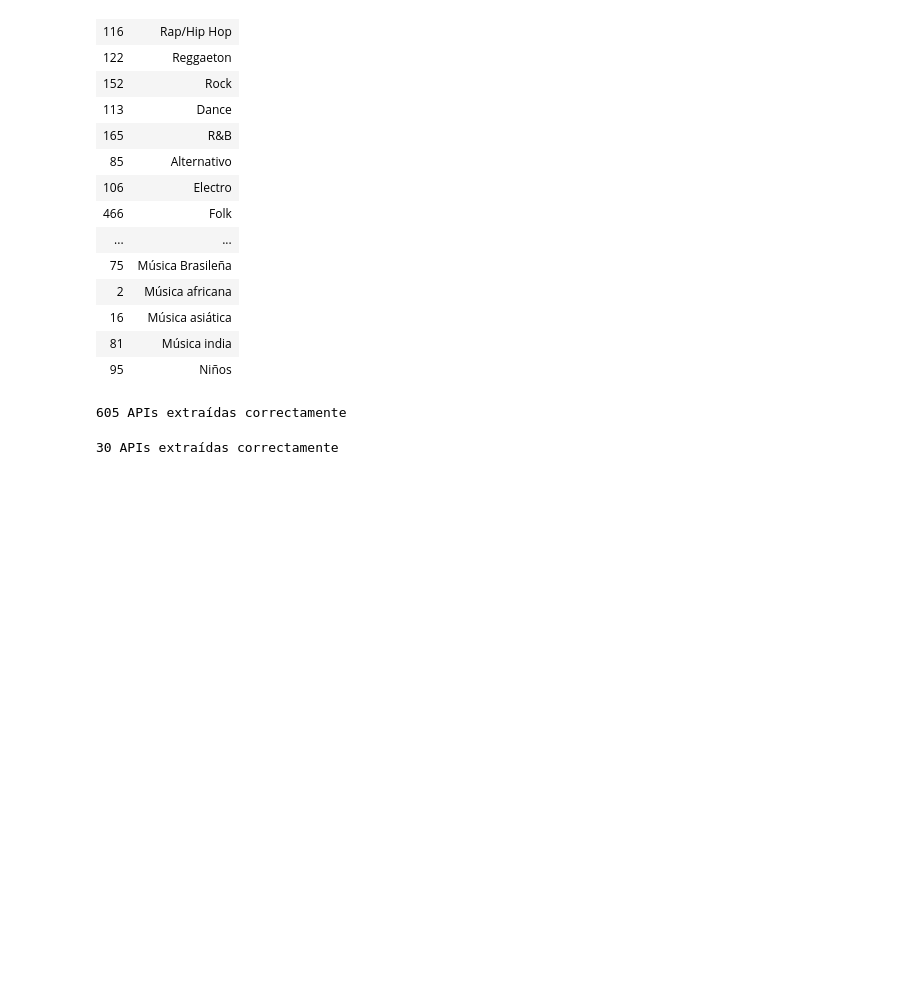
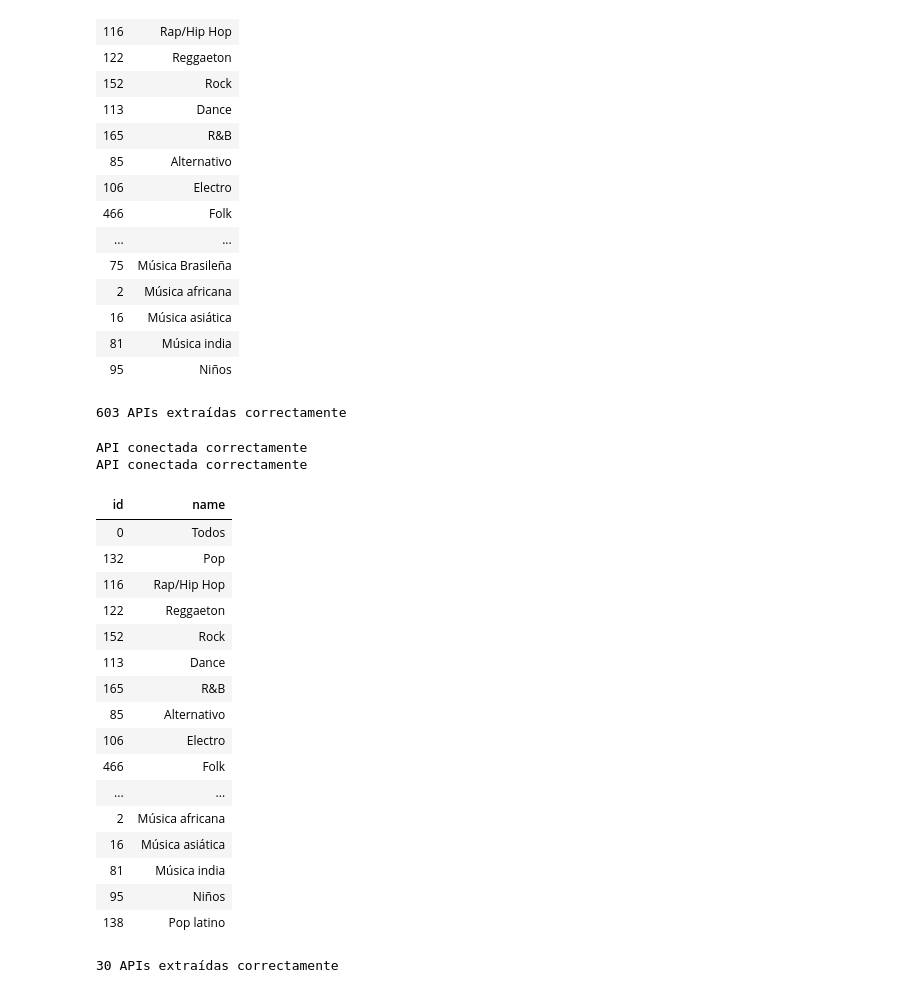
Before and after one commit to Adalab/proyecto-da-promo-67-modulo2-team-1, a Jupyter notebook: Extraccion_datos_apis.ipynb, the cells around one changed output. Drawn from its saved outputs; the diff is of its cells as text; code cells hidden in the pictures; blank space fills up the shorter version.

```diff
--- a/Extraccion_datos_apis.ipynb
+++ b/Extraccion_datos_apis.ipynb
@@ -253,9 +255,48 @@ def extraer_album():
     return df_final
 # %%
 df_albumes = extraer_album()
-df_albumes.to_csv("listado_de_albumes.csv", index=False)
 # %% [output]
-605 APIs extraídas correctamente
+603 APIs extraídas correctamente
+# %%
+def ajuste_genero():
+    generos_faltantes = set(df_albumes["id_genre"]) - set(df_genero["id"])
+    lista_generos_nuevos = []
+    for genero in generos_faltantes:
+        endpoint = f"https://api.deezer.com/genre/{genero}"
+        generos_extraidos = extraccion_API(endpoint, verbose=True)
+        if "error" in generos_extraidos:
+            df_albumes.loc[df_albumes["id_genre"] == genero, "id_genre"] = 0
+        else:
+            lista_generos_nuevos.append(generos_extraidos)
+
+    if len(lista_generos_nuevos) > 0:
+        df_final = pd.DataFrame(lista_generos_nuevos)[["id", "name"]]
+        return df_final
+# %%
+df_albumes.to_csv("listado_de_albumes.csv", index=False)
+df_ajuste_genero = ajuste_genero()
+df_genero_final = pd.concat([df_genero, df_ajuste_genero], ignore_index=True)
+HTML(df_genero_final.to_html(index=False))
+# %% [output]
+API conectada correctamente
+API conectada correctamente
+| id | name |
+| 0 | Todos |
+| 132 | Pop |
+| 116 | Rap/Hip Hop |
+| 122 | Reggaeton |
+| 152 | Rock |
+| 113 | Dance |
+| 165 | R&B |
+| 85 | Alternativo |
+| 106 | Electro |
+| 466 | Folk |
+| ... | ... |
+| 2 | Música africana |
+| 16 | Música asiática |
+| 81 | Música india |
+| 95 | Niños |
+| 138 | Pop latino |
 # %%
 def extraer_last_fm(df_artistas):
 
```
Also changed, not shown: parts of 14 cells of this notebook, 3 other files.
